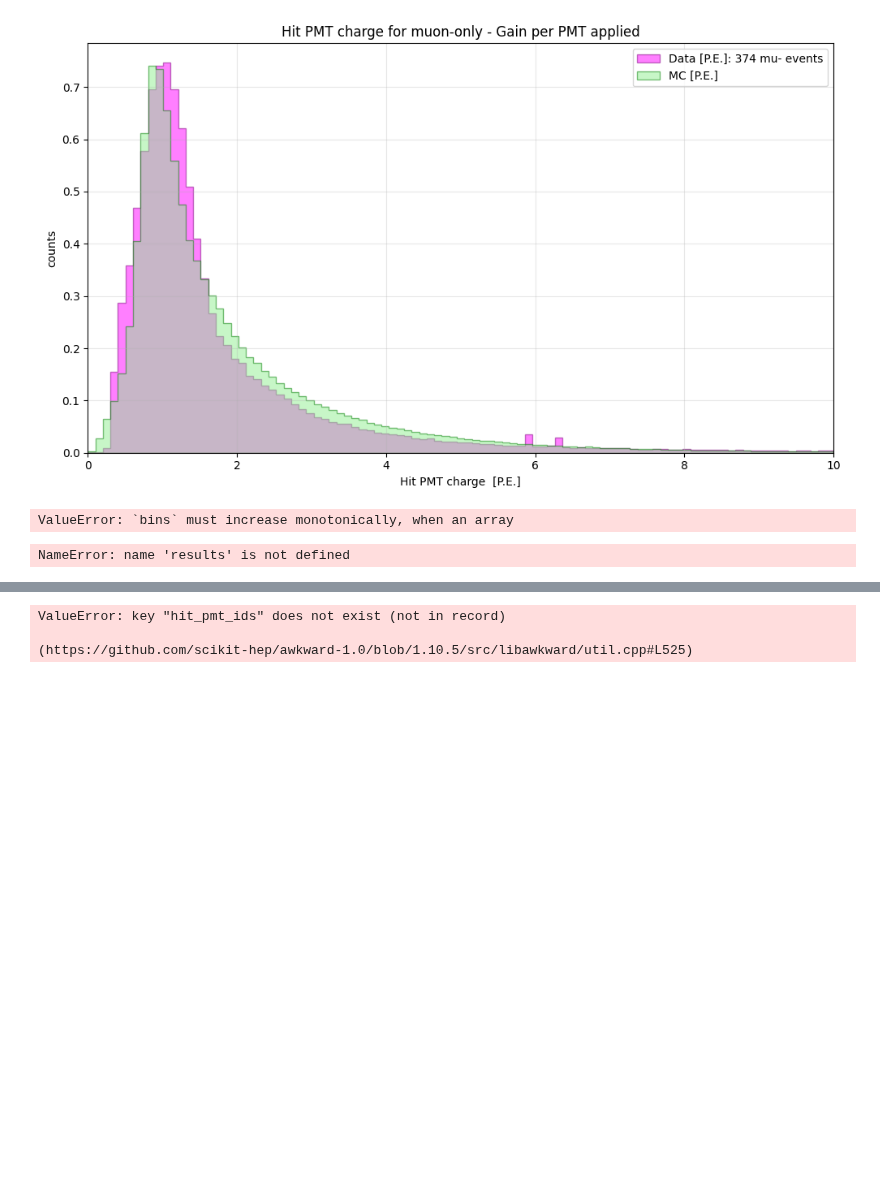
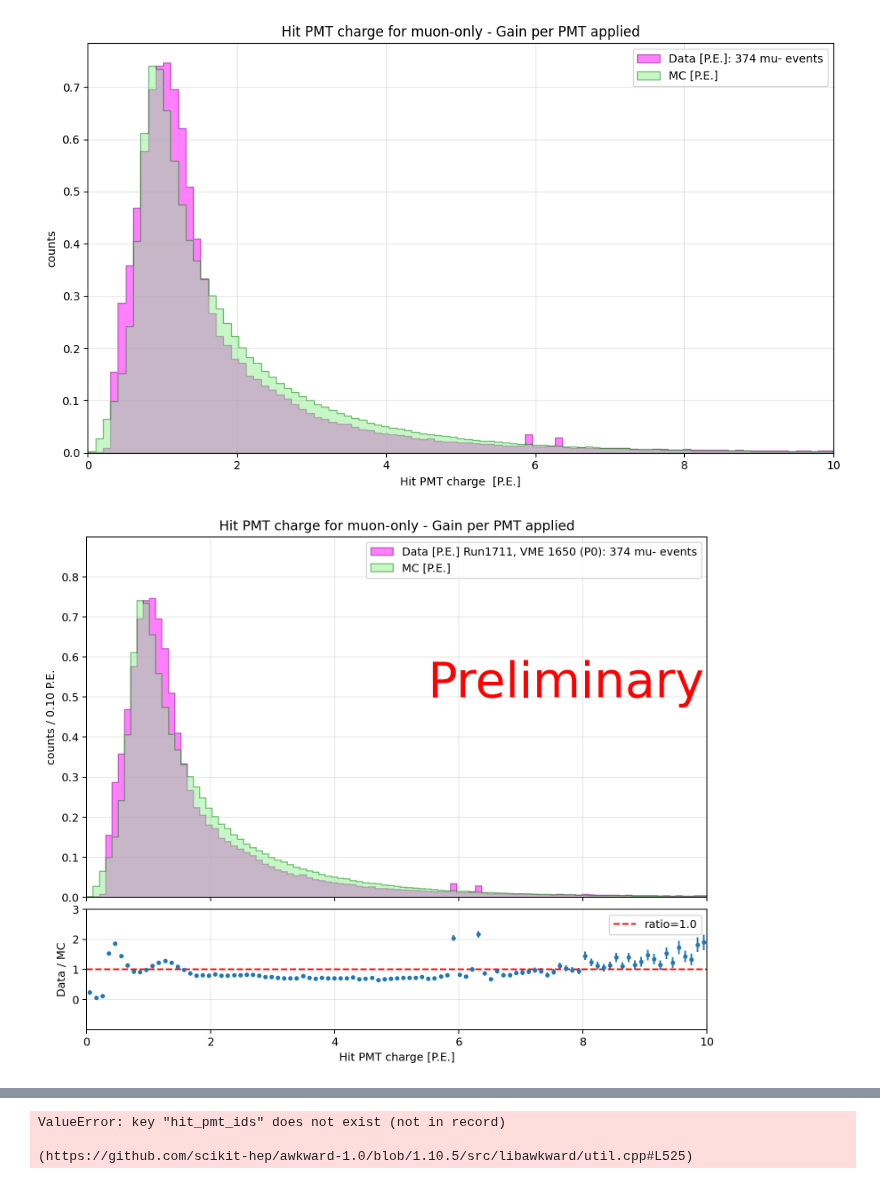
Before and after one commit to elenaramos44/WCTE_MC-Data_Validation_with_GAIN_Calibration, a Jupyter notebook: new_MCvsData.ipynb, the cells around one changed output, grey strips where cells are left out. Saved outputs shown, nothing was run; the diff lists cells and outputs as text; code cells hidden in the pictures; blank space fills up the shorter version.

```diff
--- a/new_MCvsData.ipynb
+++ b/new_MCvsData.ipynb
@@ -953,9 +1039,10 @@ plt.show()
 [figure]
 # %%
 #lo = min(np.min(data_charges_pe), np.min(mc_charges), min_range_charge)
-lo = 15
+lo = 0
 hi = 10
 bins = np.linspace(lo, hi, 100)
+bw = bins[1] - bins[0]
 
 #Histogram **counts** --> so statistics are meaningful
 data_counts, _ = np.histogram(data_charges_pe, bins=bins)
@@ -980,39 +1067,36 @@ ratio_err[valid] = ratio[valid] * np.sqrt((data_err[valid]/data_counts[valid])**
 bin_centers = 0.5*(bins[:-1] + bins[1:])
 plt.figure(figsize=(10,8), dpi=180)
 gs = plt.GridSpec(2,1, height_ratios=[3,1], hspace=0.05)
 
 
 ax = plt.subplot(gs[0])
-ax.hist(data_charges_pe, bins=bins, alpha=0.5, color='magenta', label=f'Data [P.E.]: {len(data)} mu- events',
+ax.hist(data_charges_pe, bins=bins, alpha=0.5, color='magenta', label=f'Data [P.E.] Run1711, VME 1650 (P0): {len(data)} mu- events',
         histtype='stepfilled', density=True, edgecolor='purple')
 ax.hist(mc_charges, bins=bins, alpha=0.5, color='lightgreen', label='MC [P.E.]', weights=mc_weights,
         histtype='stepfilled', density=True, edgecolor='green')
-ax.set_ylabel('counts')
+ax.set_ylabel(f"counts / {bw:.2f} P.E.")
 ax.legend()
 ax.grid(True, alpha=0.3)
 ax.set_xlim(lo, hi)
 ax.set_ylim(0, 0.9)  # límite superior del eje y
 ax.set_yticks([0.0, 0.1, 0.2, 0.3, 0.4, 0.5, 0.6, 0.7, 0.8])  # ticks hasta 0.8
 ax.set_title('Hit PMT charge for muon-only - Gain per PMT applied')
 
 # Ratio plot
 axr = plt.subplot(gs[1], sharex=ax)
 axr.errorbar(bin_centers[valid], ratio[valid], yerr=ratio_err[valid], fmt='o', ms=3)
 axr.axhline(1.0, color='red', linestyle='--', label="ratio=1.0")
-axr.set_ylim(0, 3)  # el eje llega hasta 5
+axr.set_ylim(-1, 3)  # el eje llega hasta 5
 axr.set_yticks([0, 1, 2, 3])  # no mostrar el 5
 axr.legend()
+ax.text(5.5, 0.5, "Preliminary", color='red', fontsize=44)
 axr.set_xlabel('Hit PMT charge [P.E.]')
 axr.set_ylabel('Data / MC')
 axr.grid(True, alpha=0.3)
 
 plt.setp(ax.get_xticklabels(), visible=False)  # hide top x labels
 plt.tight_layout()
 plt.show()
 # %% [output]
-ValueError: `bins` must increase monotonically, when an array
+[figure, added]
-# %%
-print(results.dtype)
-# %% [output]
-NameError: name 'results' is not defined
 # %%
```
Also changed, not shown: parts of 11 cells of this notebook, 10 other files.
